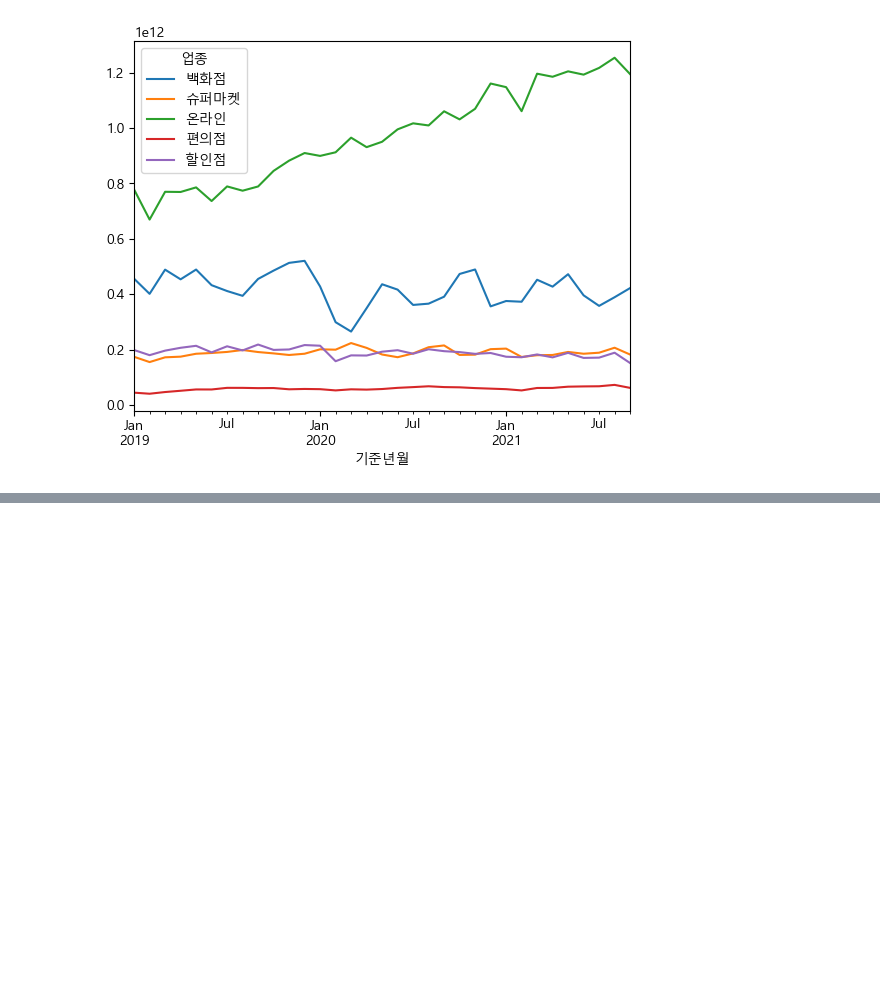
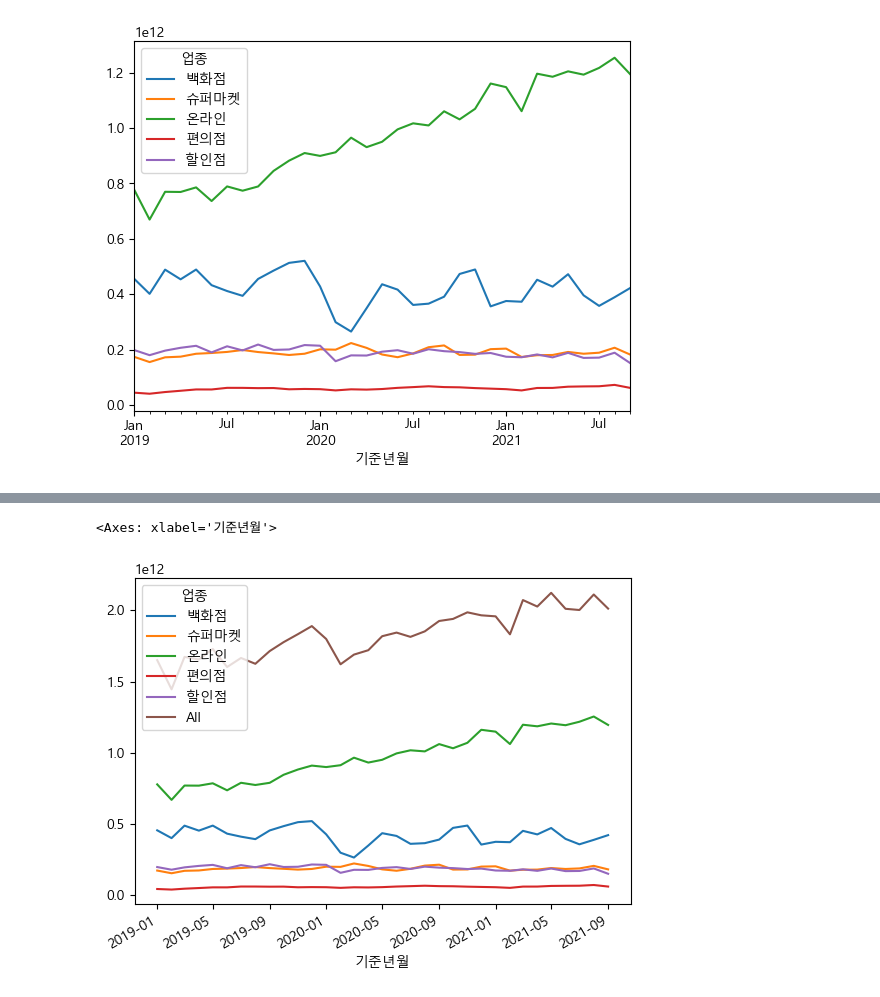
Before and after one commit to do-po/test_1, a Jupyter notebook: Python/24_03_27/card.ipynb, the cells around one changed output, grey strips where cells are left out. Cells and saved outputs as stored; diff of their text form; code cells hidden in the pictures; blank space fills up the shorter version.

```diff
--- a/Python/24_03_27/card.ipynb
+++ b/Python/24_03_27/card.ipynb
@@ -267,0 +314,5 @@ df1.plot(kind = 'line')
+# %%
+df2.iloc[:len(df2)-1].plot()
+# %% [output]
+<Axes: xlabel='기준년월'>
+[figure, added]
```
Also changed, not shown: parts of 9 cells of this notebook, 2 other files.
